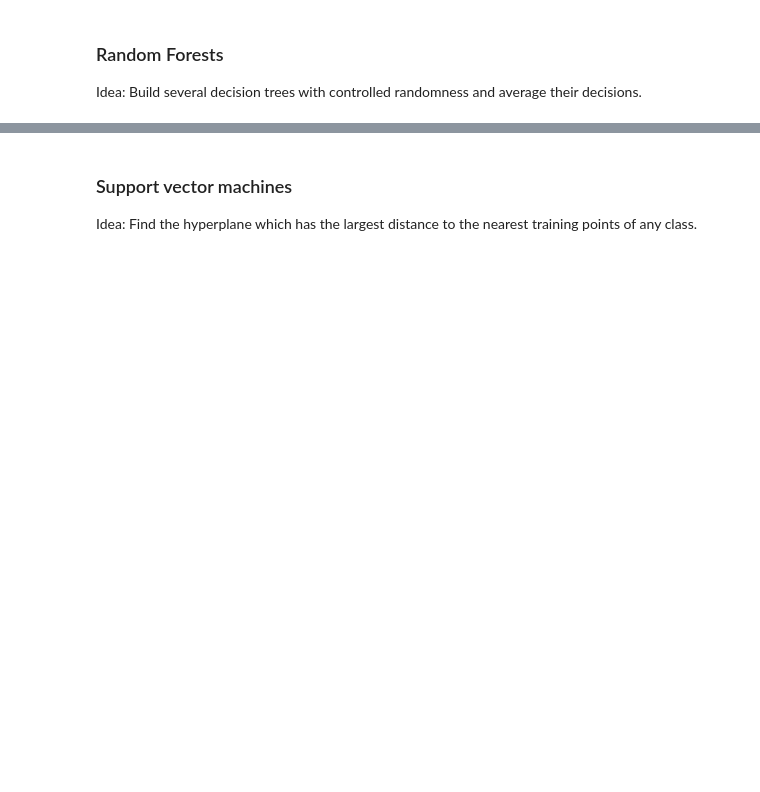
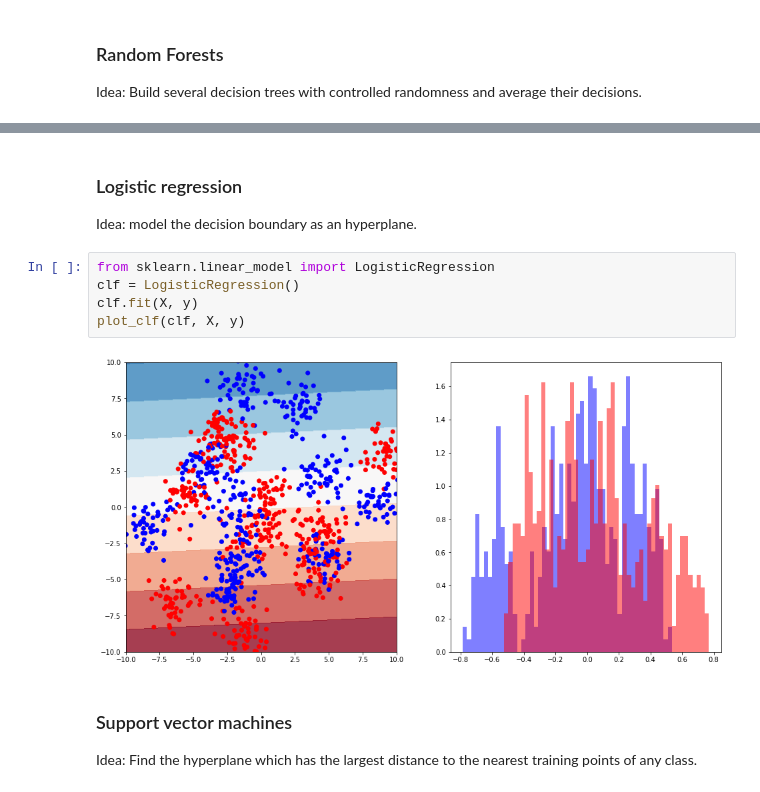
Before and after one commit to glouppe/tutorials-scikit-learn, a Jupyter notebook: 1. An introduction to Machine Learning with Scikit-Learn.ipynb, the cells around one changed output, grey strips where cells are left out. Drawn from its saved outputs; the diff is of its cells as text; blank space fills up the shorter version.

```diff
--- a/1. An introduction to Machine Learning with Scikit-Learn.ipynb
+++ b/1. An introduction to Machine Learning with Scikit-Learn.ipynb
@@ -310,3 +313,14 @@ plot_clf(clf, X, y)
+# %% [markdown]
+### Logistic regression
+
+Idea: model the decision boundary as an hyperplane.
+# %%
+from sklearn.linear_model import LogisticRegression
+clf = LogisticRegression()
+clf.fit(X, y)
+plot_clf(clf, X, y)
+# %% [output]
+[figure, added]
 # %% [markdown]
 ### Support vector machines
 
```
Also changed, not shown: parts of 22 cells of this notebook.
